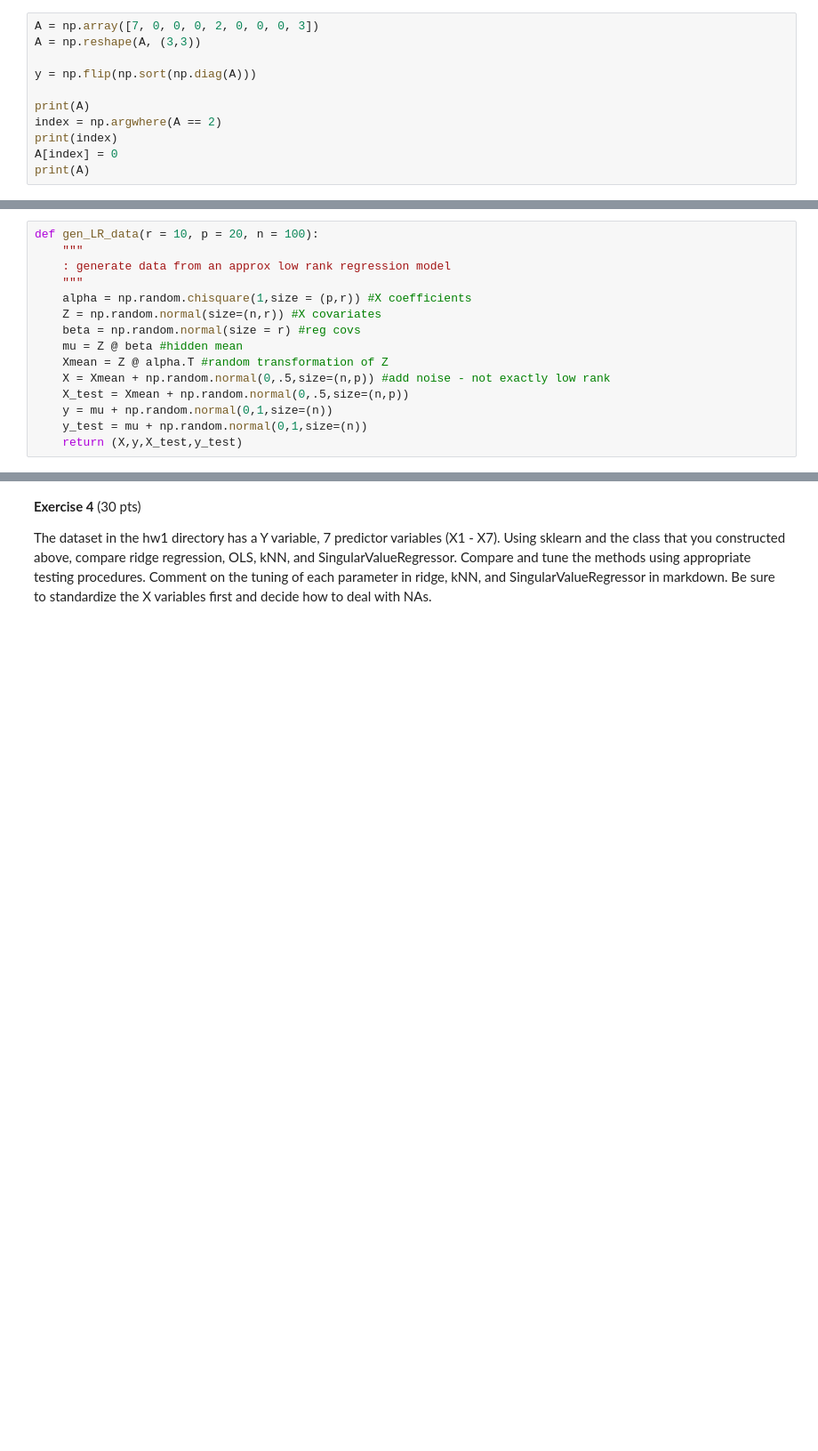
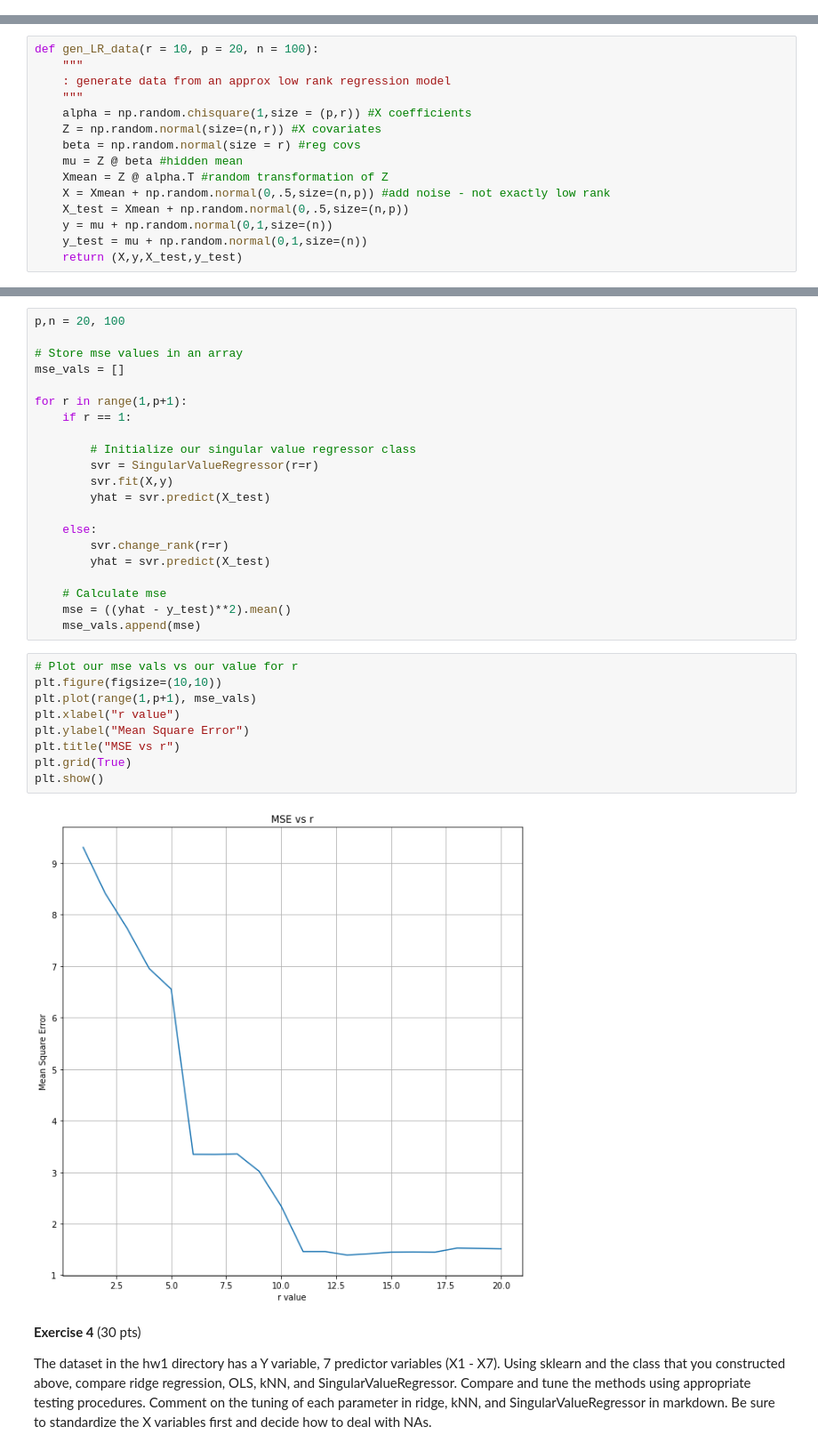
Before and after one commit to DylanShadduckUCD/STA208, a Jupyter notebook: hw1/hw1.ipynb, the cells around one changed output, grey strips where cells are left out. Shown: that part at 89% size. Saved outputs shown, nothing was run; the diff lists cells and outputs as text; blank space fills up the shorter version.

```diff
--- a/hw1/hw1.ipynb
+++ b/hw1/hw1.ipynb
@@ -71,11 +72,0 @@ import scipy as sc
-# %%
-A = np.array([7, 0, 0, 0, 2, 0, 0, 0, 3])
-A = np.reshape(A, (3,3))
-
-y = np.flip(np.sort(np.diag(A)))
-
-print(A)
-index = np.argwhere(A == 2)
-print(index)
-A[index] = 0
-print(A)
@@ -196,3 +170,35 @@ X,y,X_test,y_test = gen_LR_data()
+# %%
+p,n = 20, 100
+
+# Store mse values in an array
+mse_vals = []
+
+for r in range(1,p+1):
+    if r == 1:
+
+        # Initialize our singular value regressor class
+        svr = SingularValueRegressor(r=r)
+        svr.fit(X,y)
+        yhat = svr.predict(X_test)
+
+    else:
+        svr.change_rank(r=r)
+        yhat = svr.predict(X_test)
+
+    # Calculate mse
+    mse = ((yhat - y_test)**2).mean()
+    mse_vals.append(mse)
+# %%
+# Plot our mse vals vs our value for r
+plt.figure(figsize=(10,10))
+plt.plot(range(1,p+1), mse_vals)
+plt.xlabel("r value")
+plt.ylabel("Mean Square Error")
+plt.title("MSE vs r")
+plt.grid(True)
+plt.show()
+# %% [output]
+[figure, added]
 # %% [markdown]
 __Exercise 4__ (30 pts)
 
```
Also changed, not shown: parts of 25 cells of this notebook, 1 other file.
